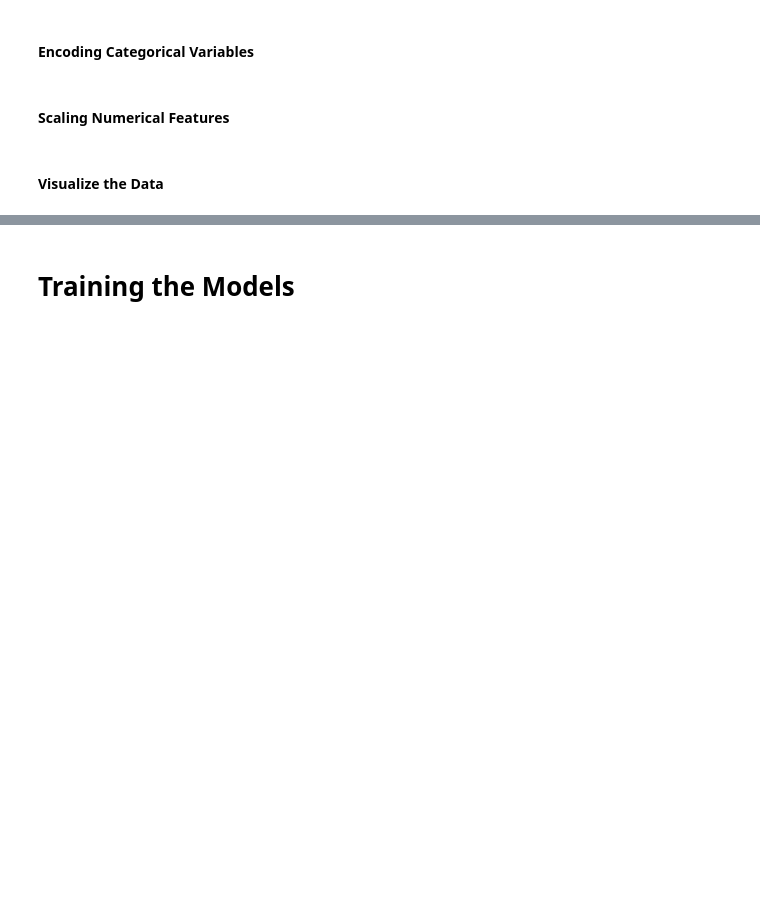
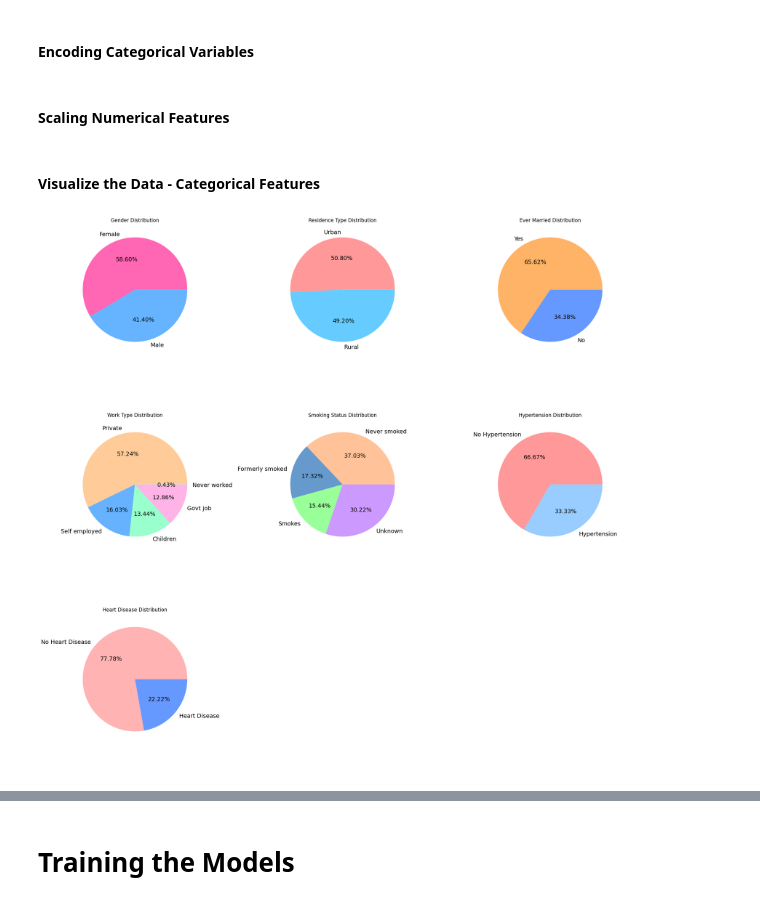
Before and after one commit to timid-angel/stroke-prediction-classifiers, a Jupyter notebook: implementation.ipynb, the cells around one changed output, grey strips where cells are left out. Drawn from its saved outputs; the diff is of its cells as text; code cells hidden in the pictures; blank space fills up the shorter version.

Commit message:
add visualization graphs

```diff
--- a/implementation.ipynb
+++ b/implementation.ipynb
@@ -118,4 +119,64 @@ X_test, X_val, y_test, y_val = train_test_split(X_temp, y_temp, test_size=0.33,
 smote = SMOTE(random_state=42)
 X_resampled, y_resampled = smote.fit_resample(X_train, y_train)
 # %% [markdown]
-#### Visualize the Data
+#### Visualize the Data - Categorical Features
+# %%
+fig, axs = plt.subplots(3, 3, figsize=(20, 20))
+
+# Gender Distribution
+temp_gender = [2994, 2115]
+labels_gender = ['Female', 'Male']
+colors_gender = ['#ff66b3', '#66b3ff']
+axs[0, 0].pie(temp_gender, labels=labels_gender, autopct='%1.2f%%', textprops={"fontsize":14}, colors=colors_gender)
+axs[0, 0].set_title('Gender Distribution')
+
+# Hypertension Distribution
+temp_hypertension = [3000, 1500]
+labels_hypertension = ['No Hypertension', 'Hypertension']
+colors_hypertension = ['#ff9999', '#99ccff']
+axs[1, 2].pie(temp_hypertension, labels=labels_hypertension, autopct='%1.2f%%', textprops={"fontsize":14}, colors=colors_hypertension)
+axs[1, 2].set_title('Hypertension Distribution')
+
+# Heart Disease Distribution
+temp_heart_disease = [3500, 1000]
+labels_heart_disease = ['No Heart Disease', 'Heart Disease']
+colors_heart_disease = ['#ffb3b3', '#6699ff']
+axs[2, 0].pie(temp_heart_disease, labels=labels_heart_disease, autopct='%1.2f%%', textprops={"fontsize":14}, colors=colors_heart_disease)
+axs[2, 0].set_title('Heart Disease Distribution')
+
+# Ever Married Distribution
+temp_ever_married = [3353, 1757]
+labels_ever_married = ['Yes', 'No']
+colors_ever_married = ['#ffb366', '#6699ff']
+axs[0, 2].pie(temp_ever_married, labels=labels_ever_married, autopct='%1.2f%%', textprops={"fontsize":14}, colors=colors_ever_married)
+axs[0, 2].set_title('Ever Married Distribution')
+
+# Work Type Distribution
+temp_work_type = [2925, 819, 687, 657, 22]
+labels_work_type = ['Private', 'Self employed', 'Children', 'Govt job', 'Never worked']
+colors_work_type = ['#ffcc99', '#66b2ff', '#99ffcc', '#ffb3e6', '#ccccff']
+axs[1, 0].pie(temp_work_type, labels=labels_work_type, autopct='%1.2f%%', textprops={"fontsize":14}, colors=colors_work_type)
+axs[1, 0].set_title('Work Type Distribution')
+
+# Residence Type Distribution
+temp_residence = [2596, 2514]
+labels_residence = ['Urban', 'Rural']
+colors_residence = ['#ff9999', '#66ccff']
+axs[0, 1].pie(temp_residence, labels=labels_residence, autopct='%1.2f%%', textprops={"fontsize":14}, colors=colors_residence)
+axs[0, 1].set_title('Residence Type Distribution')
+
+# Smoking Status Distribution
+temp_smoking_status = [1892, 885, 789, 1544]
+labels_smoking_status = ['Never smoked', 'Formerly smoked', 'Smokes', 'Unknown']
+colors_smoking_status = ['#ffc299', '#6699cc', '#99ff99', '#cc99ff']
+axs[1, 1].pie(temp_smoking_status, labels=labels_smoking_status, autopct='%1.2f%%', textprops={"fontsize":14}, colors=colors_smoking_status)
+axs[1, 1].set_title('Smoking Status Distribution')
+
+axs[2, 1].axis('off')
+axs[2, 2].axis('off')
+plt.subplots_adjust(wspace=0.4, hspace=0.4)
+plt.tight_layout()
+
+plt.show()
+# %% [output]
+[figure, added]
```
Also changed, not shown: parts of 11 cells of this notebook.
